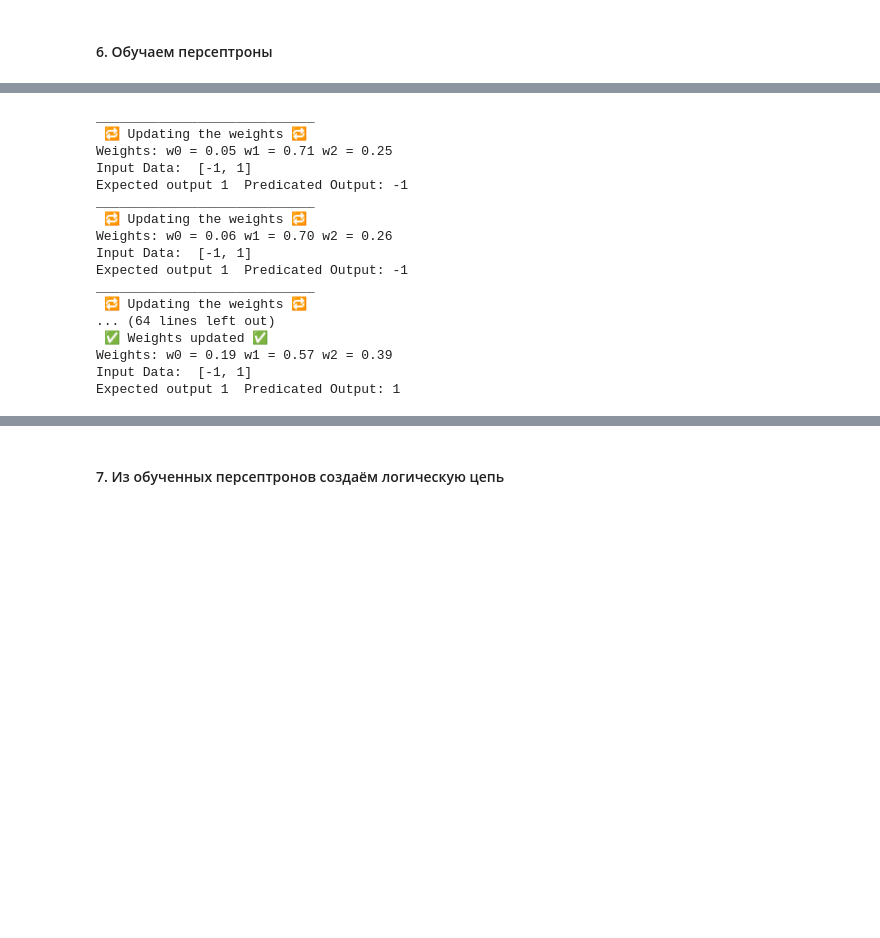
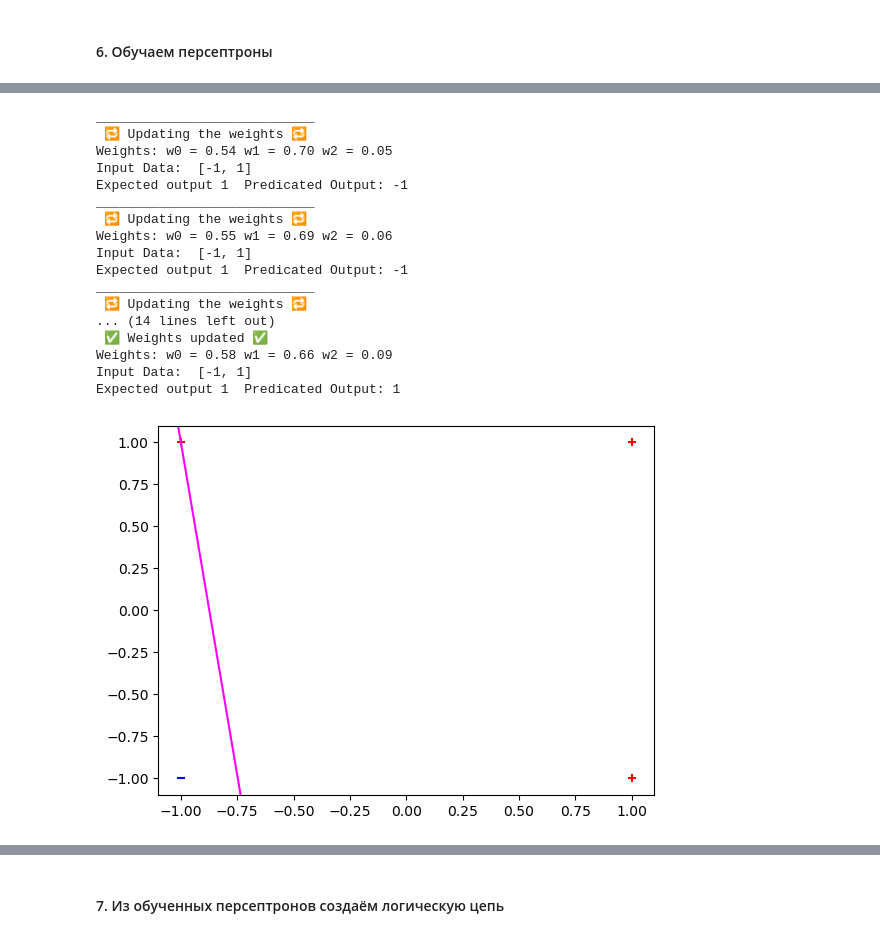
Before and after one commit to MadRock33/Khokhlov_Dimitrii_20221_24, a Jupyter notebook: AI/P.2/NetPerceptron.ipynb, the cells around one changed output, grey strips where cells are left out. Saved outputs shown, nothing was run; the diff lists cells and outputs as text; code cells hidden in the pictures; blank space fills up the shorter version.

```diff
--- a/AI/P.2/NetPerceptron.ipynb
+++ b/AI/P.2/NetPerceptron.ipynb
@@ -141,23 +179,25 @@ Expected output -1  Predicated Output: -1
 # %%
 or_perceptron.train()
+or_perceptron.show_training()
 # %% [output]
 ____________________________
  🔁 Updating the weights 🔁
-Weights: w0 = 0.05 w1 = 0.71 w2 = 0.25
+Weights: w0 = 0.54 w1 = 0.70 w2 = 0.05
 Input Data:  [-1, 1]
 Expected output 1  Predicated Output: -1
 ____________________________
  🔁 Updating the weights 🔁
-Weights: w0 = 0.06 w1 = 0.70 w2 = 0.26
+Weights: w0 = 0.55 w1 = 0.69 w2 = 0.06
 Input Data:  [-1, 1]
 Expected output 1  Predicated Output: -1
 ____________________________
  🔁 Updating the weights 🔁
-... (64 lines left out)
+... (14 lines left out)
  ✅ Weights updated ✅
-Weights: w0 = 0.19 w1 = 0.57 w2 = 0.39
+Weights: w0 = 0.58 w1 = 0.66 w2 = 0.09
 Input Data:  [-1, 1]
 Expected output 1  Predicated Output: 1
+[figure, added]
 # %%
 not_perceptron.train()
 # %% [output]
```
Also changed, not shown: parts of 10 cells of this notebook.
